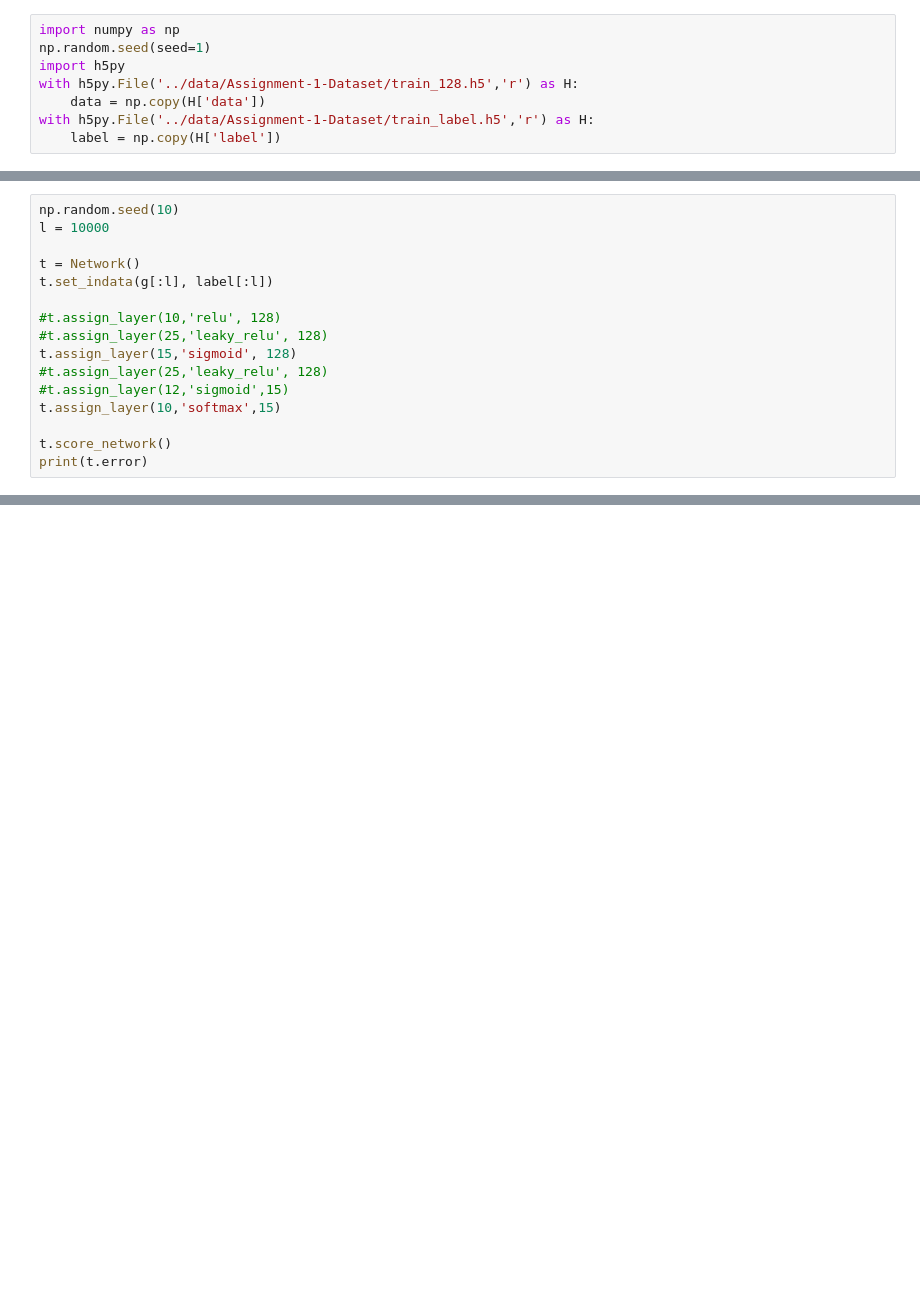
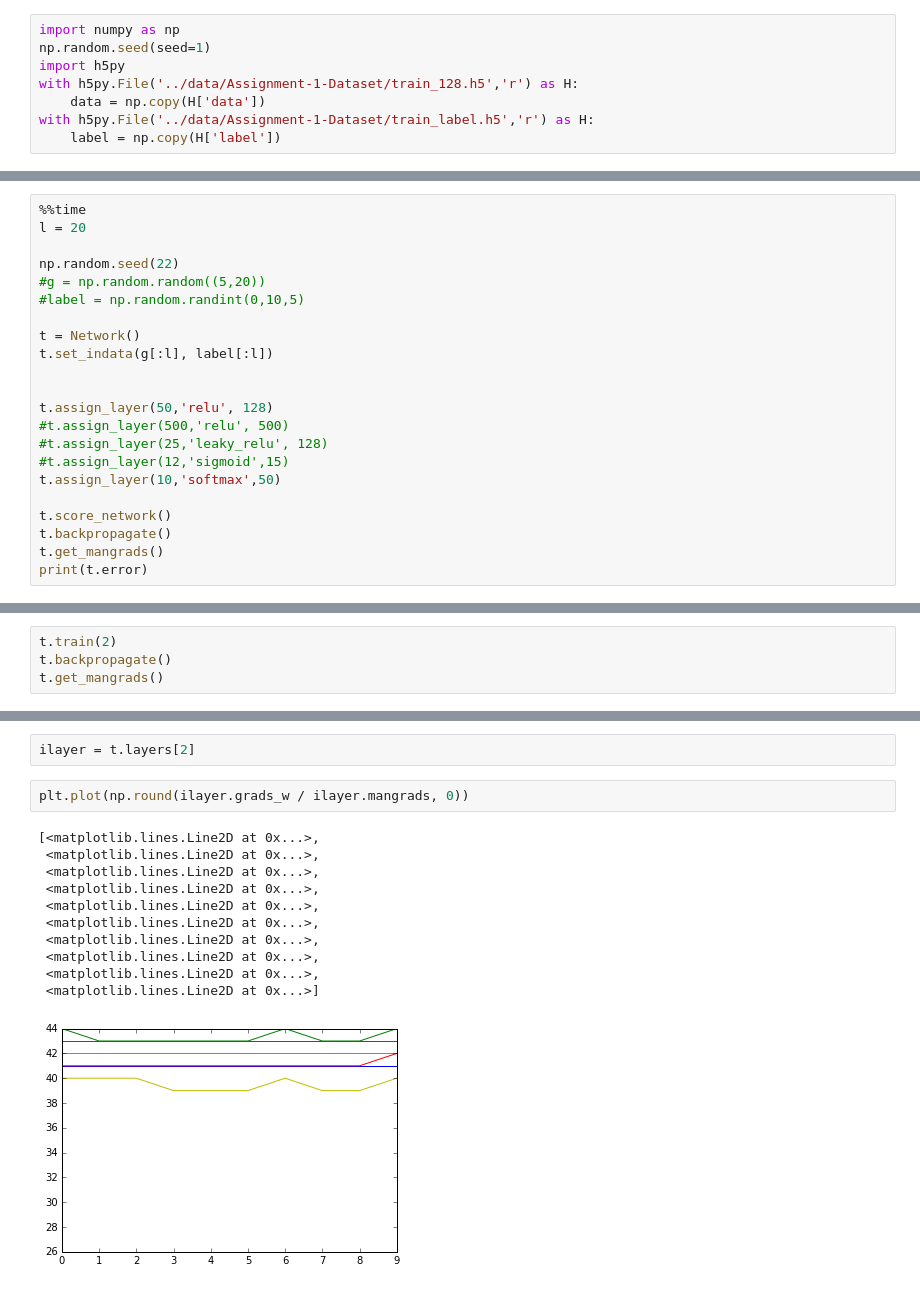
Before and after one commit to elsqueegie/18-sem1-5329-first-assignment, a Jupyter notebook: code/Network_Library.ipynb, the cells around one changed output, grey strips where cells are left out. Cells and saved outputs as stored; diff of their text form; blank space fills up the shorter version.

```diff
--- a/code/Network_Library.ipynb
+++ b/code/Network_Library.ipynb
@@ -300,17 +243,23 @@ class Network:
 # %%
-np.random.seed(10)
-l = 10000
+%%time
+l = 20
+
+np.random.seed(22)
+#g = np.random.random((5,20))
+#label = np.random.randint(0,10,5)
 
 t = Network()
 t.set_indata(g[:l], label[:l])
 
-#t.assign_layer(10,'relu', 128)
-#t.assign_layer(25,'leaky_relu', 128)
-t.assign_layer(15,'sigmoid', 128)
+
+t.assign_layer(50,'relu', 128)
+#t.assign_layer(500,'relu', 500)
 #t.assign_layer(25,'leaky_relu', 128)
 #t.assign_layer(12,'sigmoid',15)
-t.assign_layer(10,'softmax',15)
+t.assign_layer(10,'softmax',50)
 
 t.score_network()
+t.backpropagate()
+t.get_mangrads()
 print(t.error)
 # %% [output]
@@ -317,0 +269,4 @@ print(t.error)
+# %%
+t.train(2)
+t.backpropagate()
+t.get_mangrads()
@@ -325,0 +437,16 @@ t.train(500)
+# %%
+ilayer = t.layers[2]
+# %%
+plt.plot(np.round(ilayer.grads_w / ilayer.mangrads, 0))
+# %% [output]
+[<matplotlib.lines.Line2D at 0x...>,
+ <matplotlib.lines.Line2D at 0x...>,
+ <matplotlib.lines.Line2D at 0x...>,
+ <matplotlib.lines.Line2D at 0x...>,
+ <matplotlib.lines.Line2D at 0x...>,
+ <matplotlib.lines.Line2D at 0x...>,
+ <matplotlib.lines.Line2D at 0x...>,
+ <matplotlib.lines.Line2D at 0x...>,
+ <matplotlib.lines.Line2D at 0x...>,
+ <matplotlib.lines.Line2D at 0x...>]
+[figure, added]
```
Also changed, not shown: parts of 68 cells of this notebook.
